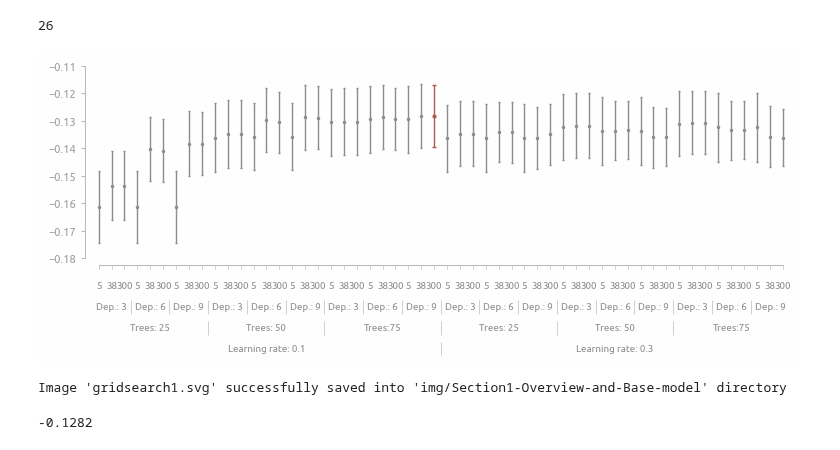
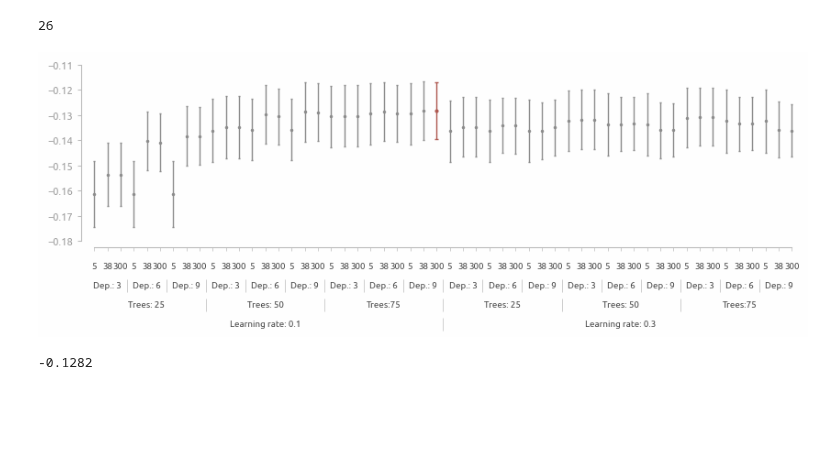
Before and after one commit to a-chasovsky/house-prices, a Jupyter notebook: Section1-Overview-and-Base-model.ipynb, the cells around one changed output. Drawn from its saved outputs; the diff is of its cells as text; code cells hidden in the pictures; blank space fills up the shorter version.

Commit message:
Section-1

```diff
--- a/Section1-Overview-and-Base-model.ipynb
+++ b/Section1-Overview-and-Base-model.ipynb
@@ -806,7 +806,7 @@ ml1_labels = [
     ['Learning rate: 0.1', 'Learning rate: 0.3']
 ]
 # %%
-fig, ax = plt.subplots(figsize=(9, 2.5))
+fig, ax = plt.subplots(figsize=(10, 2.5))
 
 zip_ = [
     cv1_results_df.index, cv1_results_df['mean_test_score'],
@@ -823,36 +823,35 @@ for x_, y_, ci_, c_ in zip(*zip_):
             c=c_,
             linestyle='none',
             elinewidth=1,
             capsize=1.1,
             ecolor=c_,
             zorder=1,
         )
     else:
         ax.errorbar(
             x=x_,
             y=y_,
             yerr=ci_,
             fmt='o',
             markersize=1.5,
             c=c_,
             linestyle='none',
             elinewidth=1,
             capsize=1,
             ecolor=c_,
             zorder=1
         )
 ax.set_xticks(ticks=arange(len(cv1_results_df)))
 axis_rstyle()
 axis_add_xaxis(
     ml1_xticks, ml1_labels, offset=10, offset_first_axis=5, size_labels=7,
-    color_labels=palette[-4], color_ticks='#BBBBBB')
+    color_labels=palette[-5], color_ticks='#BBBBBB')
 ax.tick_params(axis='x', bottom=False, labelbottom=False)
 plt.show()
 
 savefig('gridsearch1', dir_save)
 # %% [output]
-[figure, old version]
+[figure, new version]
-Image 'gridsearch1.svg' successfully saved into 'img/Section1-Overview-and-Base-model' directory
 # %%
 best_params1 = cv1_results_df.loc[
     cv1_results_df.index==cv1_results_df_best_score_idx, 'params'
```
Also changed, not shown: parts of 1 cell of this notebook, 2 other files.
